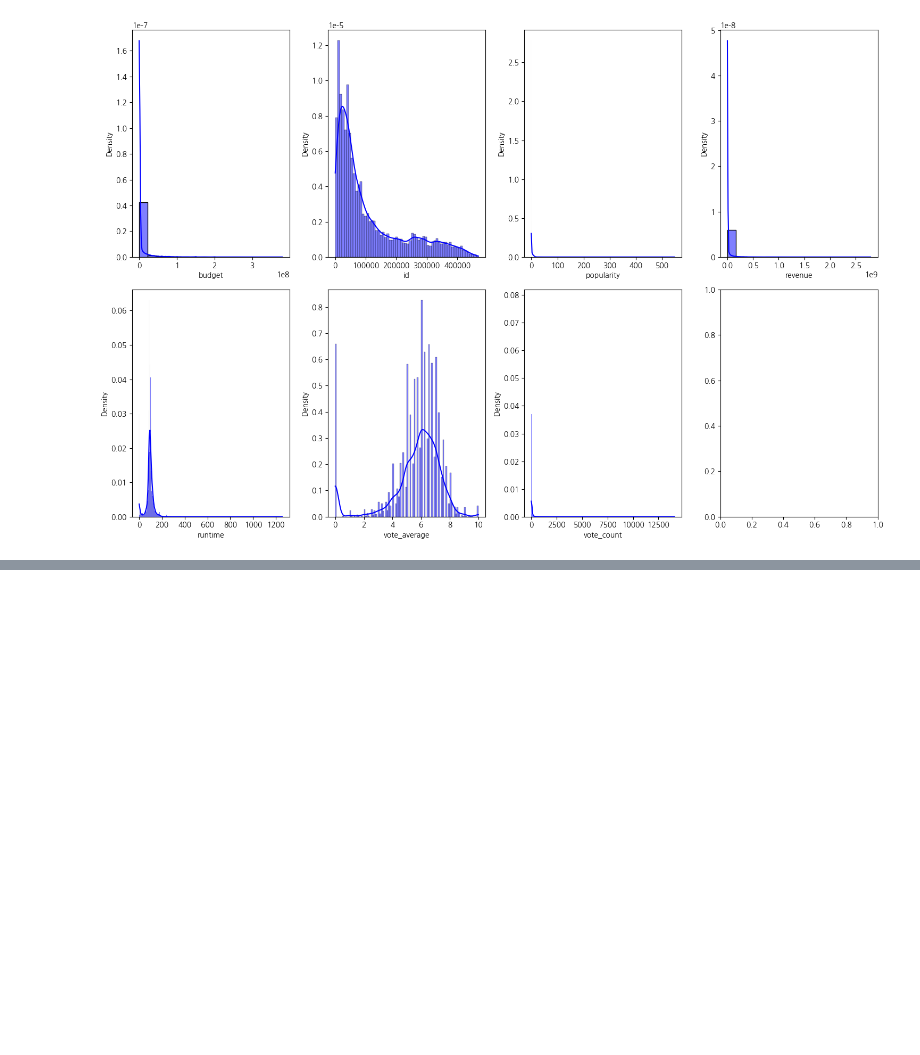
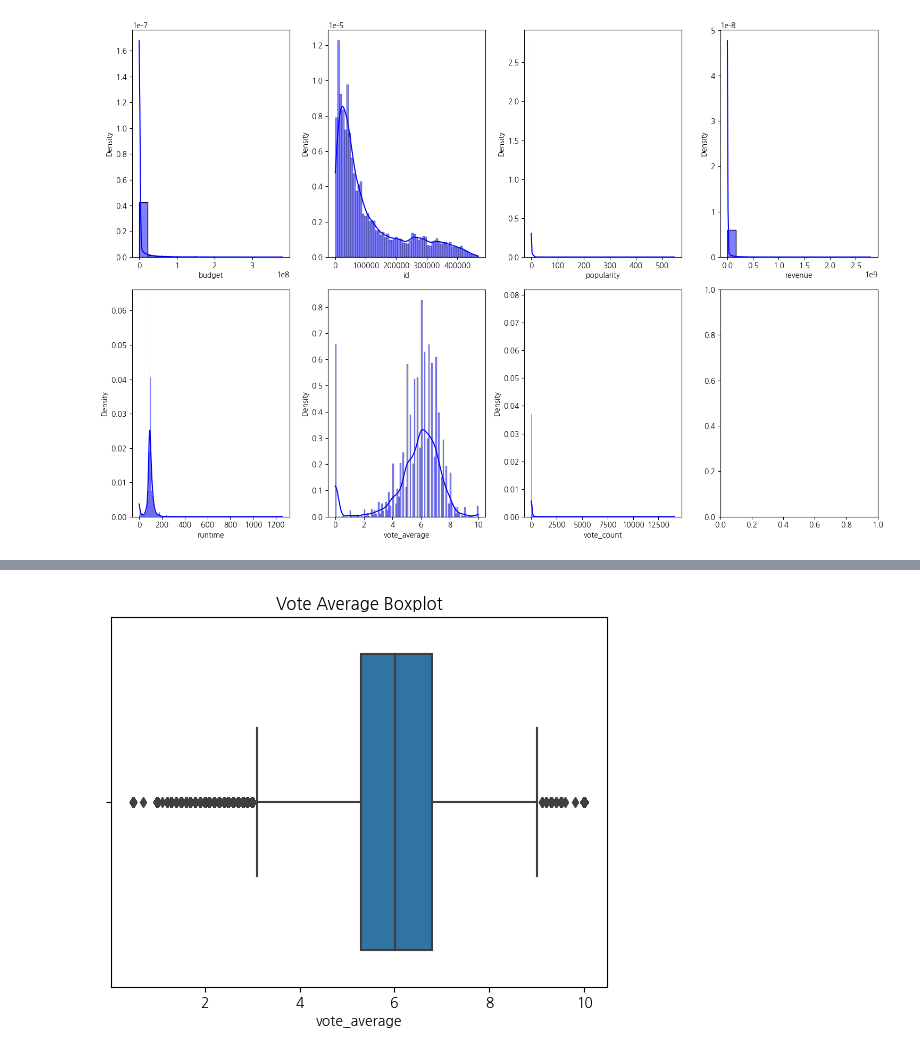
Before and after one commit to viola2002/dartb, a Jupyter notebook: toy_project/2024_Autumn/code/movie metadata EDA.ipynb, the cells around one changed output, grey strips where cells are left out. Cells and saved outputs as stored; diff of their text form; code cells hidden in the pictures; blank space fills up the shorter version.

```diff
--- a/toy_project/2024_Autumn/code/movie metadata EDA.ipynb
+++ b/toy_project/2024_Autumn/code/movie metadata EDA.ipynb
@@ -387,0 +492,6 @@ mvmd_selected.describe()
+# %%
+sns.boxplot(x=mvmd_selected['vote_average'])
+plt.title('Vote Average Boxplot')
+plt.show()
+# %% [output]
+[figure, added]
```
Also changed, not shown: parts of 39 cells of this notebook.
